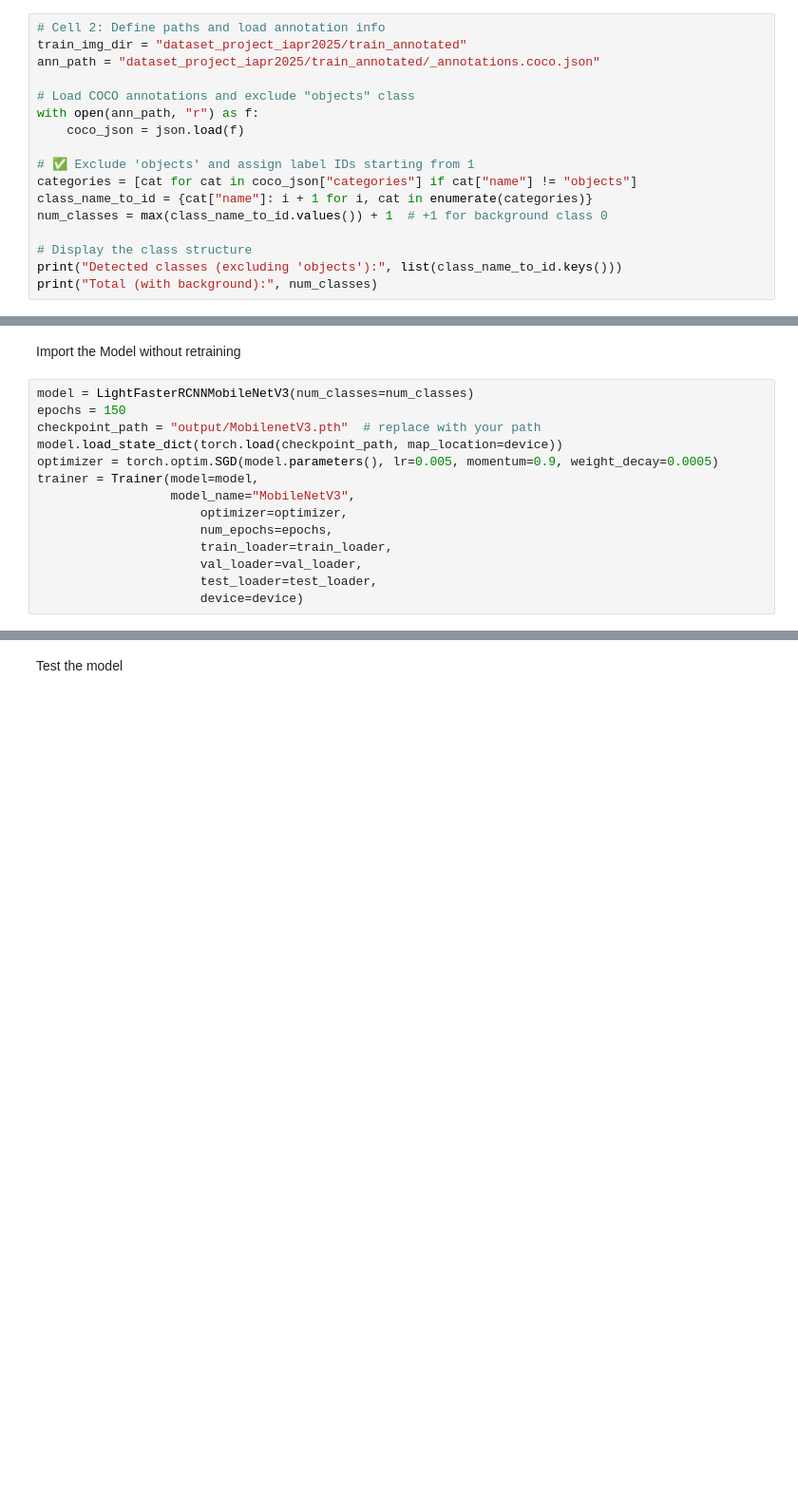
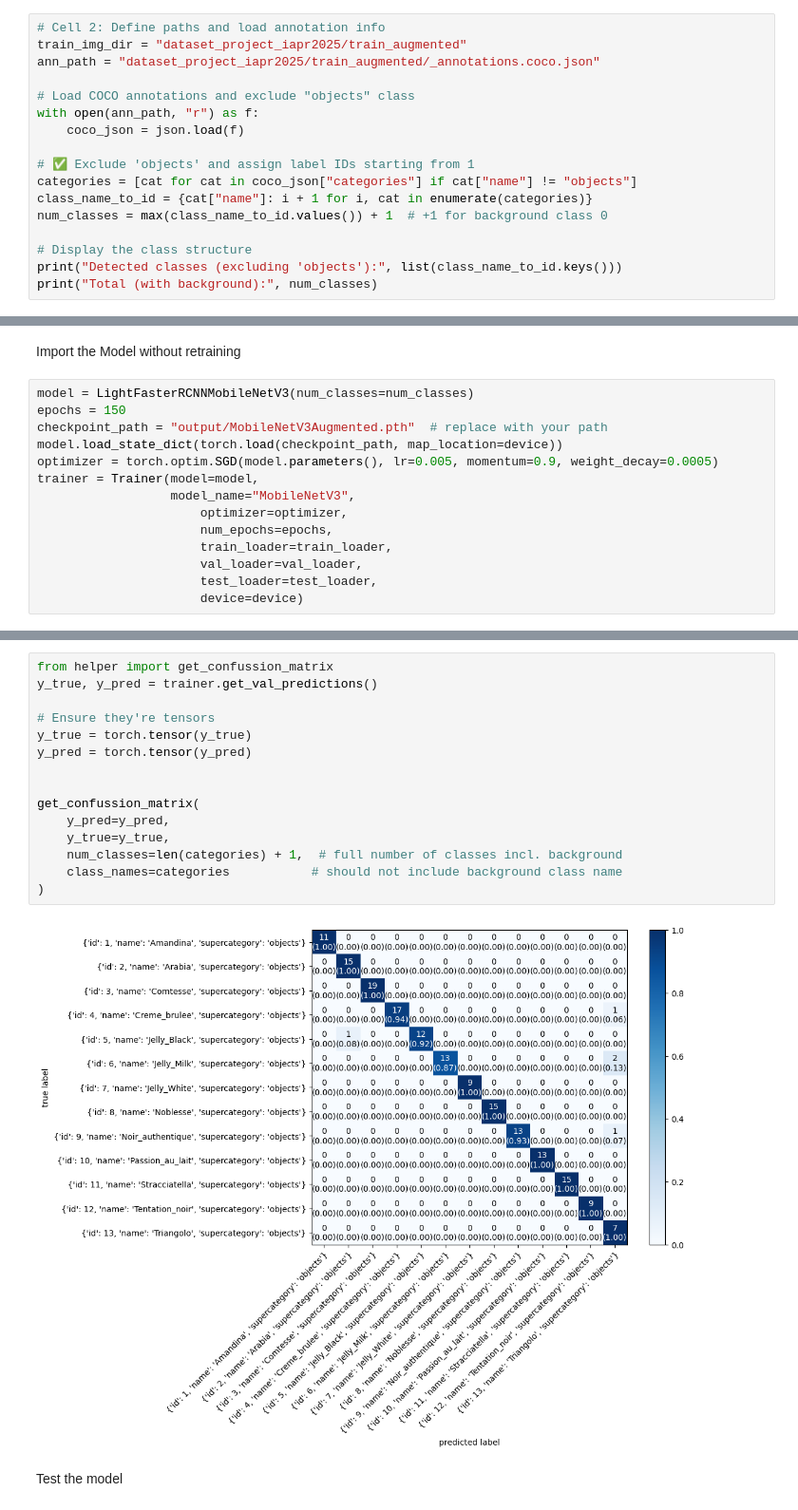
Before and after one commit to ewaMiazga/IAPR-2025, a Jupyter notebook: project/report_dirty.ipynb, the cells around one changed output, grey strips where cells are left out. Shown: that part at 95% size. Cells and saved outputs as stored; diff of their text form; blank space fills up the shorter version.

```diff
--- a/project/report_dirty.ipynb
+++ b/project/report_dirty.ipynb
@@ -584,8 +481,8 @@ print("✅ cnn_submission.csv created!")
 Prepare the dataset
 # %%
 # Cell 2: Define paths and load annotation info
-train_img_dir = "dataset_project_iapr2025/train_annotated"
-ann_path = "dataset_project_iapr2025/train_annotated/_annotations.coco.json"
+train_img_dir = "dataset_project_iapr2025/train_augmented"
+ann_path = "dataset_project_iapr2025/train_augmented/_annotations.coco.json"
 
 # Load COCO annotations and exclude "objects" class
 with open(ann_path, "r") as f:
@@ -657,7 +559,7 @@ Import the Model without retraining
 # %%
 model = LightFasterRCNNMobileNetV3(num_classes=num_classes)
 epochs = 150
-checkpoint_path = "output/MobilenetV3.pth"  # replace with your path
+checkpoint_path = "output/MobileNetV3Augmented.pth"  # replace with your path
 model.load_state_dict(torch.load(checkpoint_path, map_location=device))
 optimizer = torch.optim.SGD(model.parameters(), lr=0.005, momentum=0.9, weight_decay=0.0005)
 trainer = Trainer(model=model,
@@ -677,3 +604,20 @@ print(f"Average Loss: {avg_loss}, Overall Accuracy: {overall_accuracy}%, Overall
+# %%
+from helper import get_confussion_matrix
+y_true, y_pred = trainer.get_val_predictions()
+
+# Ensure they're tensors
+y_true = torch.tensor(y_true)
+y_pred = torch.tensor(y_pred)
+
+
+get_confussion_matrix(
+    y_pred=y_pred,
+    y_true=y_true,
+    num_classes=len(categories) + 1,  # full number of classes incl. background
+    class_names=categories           # should not include background class name
+)
+# %% [output]
+[figure, added]
 # %% [markdown]
 Test the model
 # %%
```
Also changed, not shown: parts of 17 cells of this notebook, 18 other files.
